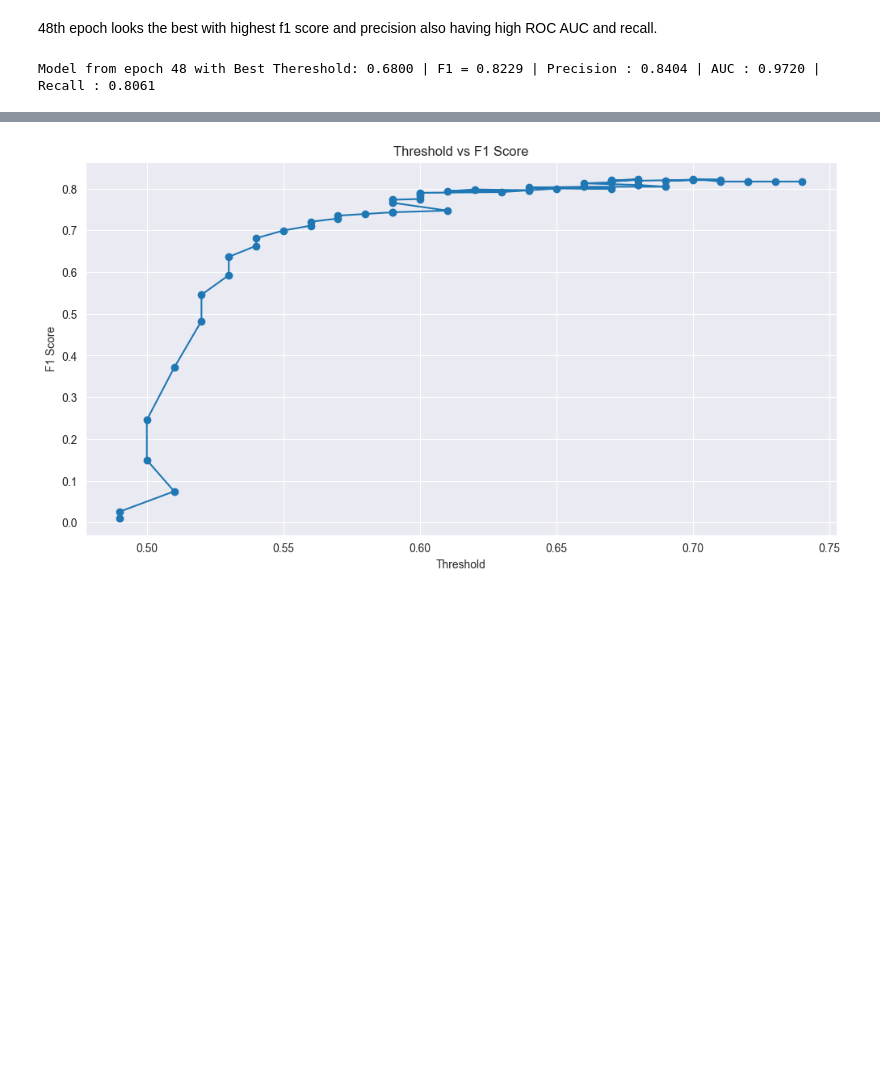
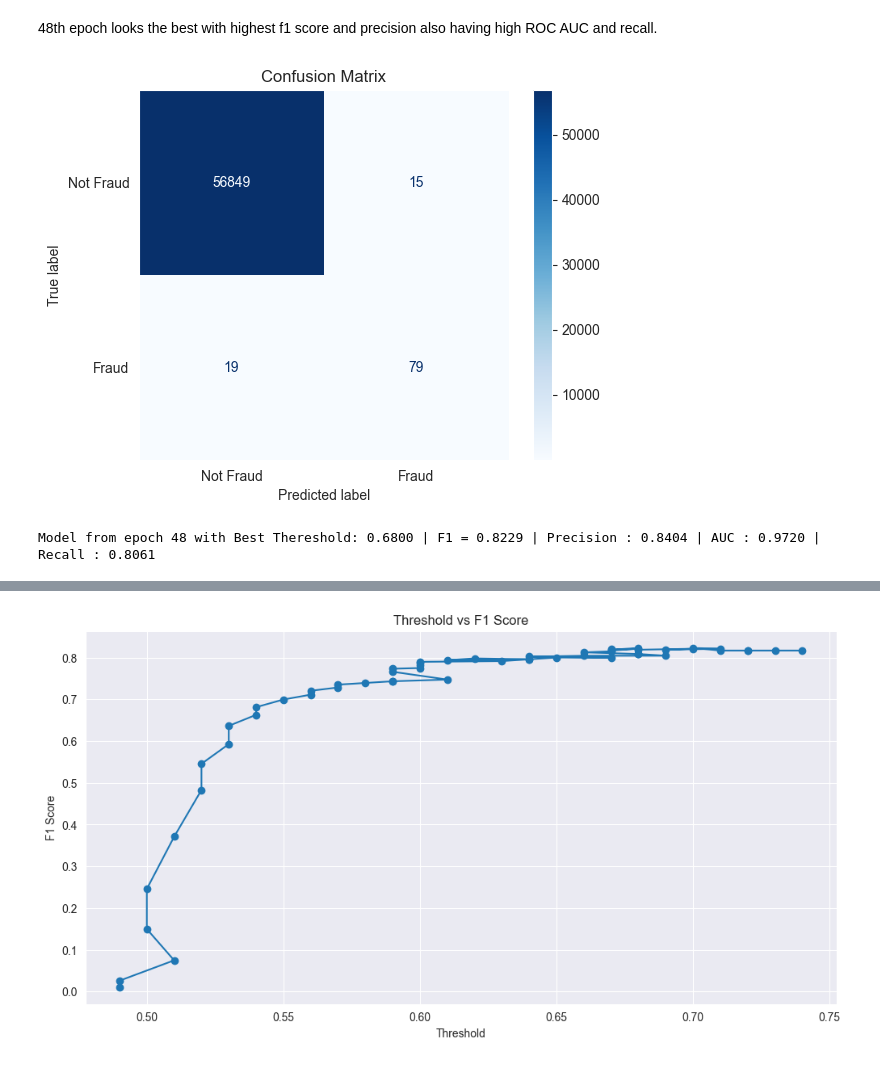
Before and after one commit to severussnape19/credit-card-fraud-detection, a Jupyter notebook: project.ipynb, the cells around one changed output, grey strips where cells are left out. Drawn from its saved outputs; the diff is of its cells as text; code cells hidden in the pictures; blank space fills up the shorter version.

```diff
--- a/project.ipynb
+++ b/project.ipynb
@@ -257,9 +259,24 @@ Early stopping at epoch 59
 checkpoint = torch.load('best_model_with_threshold.pt')
 model.load_state_dict(checkpoint['model_state'])
 best_thresh = checkpoint['best_threshold']
-
-print(f"Model from epoch {checkpoint['epoch']} with Best Thereshold: {checkpoint['best_threshold']:.4f} | F1 = {checkpoint['f1_score']:.4f} | Precision : {checkpoint['precision']:.4f} | AUC : {checkpoint['roc_score']:.4f} | Recall : {checkpoint['recall_score']:.4f}")
-# %% [output]
-Model from epoch 48 with Best Thereshold: 0.6800 | F1 = 0.8229 | Precision : 0.8404 | AUC : 0.9720 | Recall : 0.8061
+# %%
+with torch.inference_mode():
+    test_probs = model(X_test).cpu().numpy().flatten()
+    final_preds = (test_probs >= best_thresh).astype(int)
+    y_true = y_test.cpu().numpy()
+
+cm = confusion_matrix(y_true, final_preds)
+disp = ConfusionMatrixDisplay(confusion_matrix=cm,
+                              display_labels=["Not Fraud", "Fraud"])
+
+disp.plot(cmap='Blues', values_format='d')
+plt.title("Confusion Matrix")
+plt.grid(False)
+plt.show()
+
+print(f"Model from epoch {checkpoint['epoch']} with Best Thereshold: {checkpoint['best_threshold']:.4f} | F1 = {checkpoint['f1_score']:.4f} | Precision : {checkpoint['precision']:.4f} | AUC : {checkpoint['roc_score']:.4f} | Recall : {checkpoint['recall_score']:.4f}")
+# %% [output]
+[figure, added]
+Model from epoch 48 with Best Thereshold: 0.6800 | F1 = 0.8229 | Precision : 0.8404 | AUC : 0.9720 | Recall : 0.8061
 # %%
 sns.set_style('darkgrid')
```
Also changed, not shown: parts of 11 cells of this notebook.
